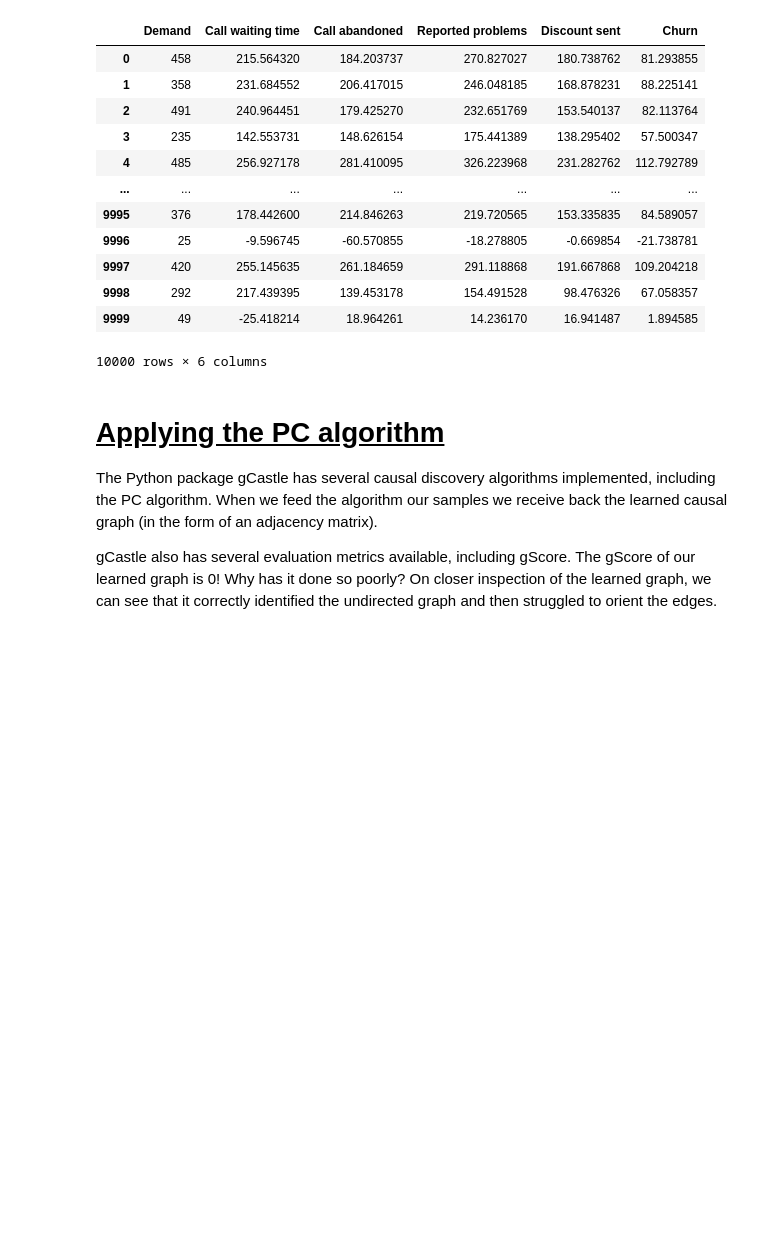
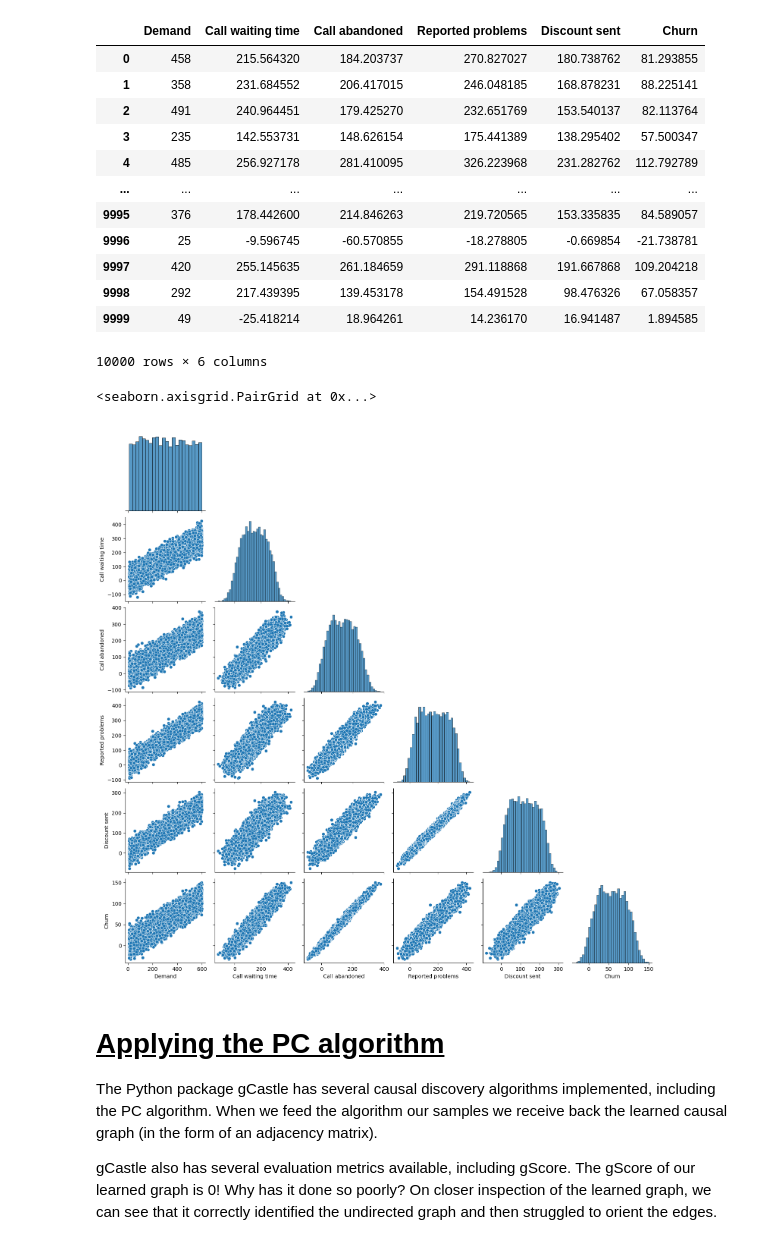
Before and after one commit to raz1470/causal_ai, a Jupyter notebook: notebooks/making causal discovery work in real world business settings.ipynb, the cells around one changed output. Cells and saved outputs as stored; diff of their text form; code cells hidden in the pictures; blank space fills up the shorter version.

Commit message:
images

```diff
--- a/notebooks/making causal discovery work in real world business settings.ipynb
+++ b/notebooks/making causal discovery work in real world business settings.ipynb
@@ -313,6 +313,11 @@ df
 | 9998 | 292 | 217.439395 | 139.453178 | 154.491528 | 98.476326 | 67.058357 |
 | 9999 | 49 | -25.418214 | 18.964261 | 14.236170 | 16.941487 | 1.894585 |
 10000 rows × 6 columns
+# %%
+sns.pairplot(df, corner=True)
+# %% [output]
+<seaborn.axisgrid.PairGrid at 0x...>
+[figure, added]
 # %% [markdown]
 # <ins>Applying the PC algorithm</ins>
 
```
Also changed, not shown: parts of 1 cell of this notebook, 12 other files.
